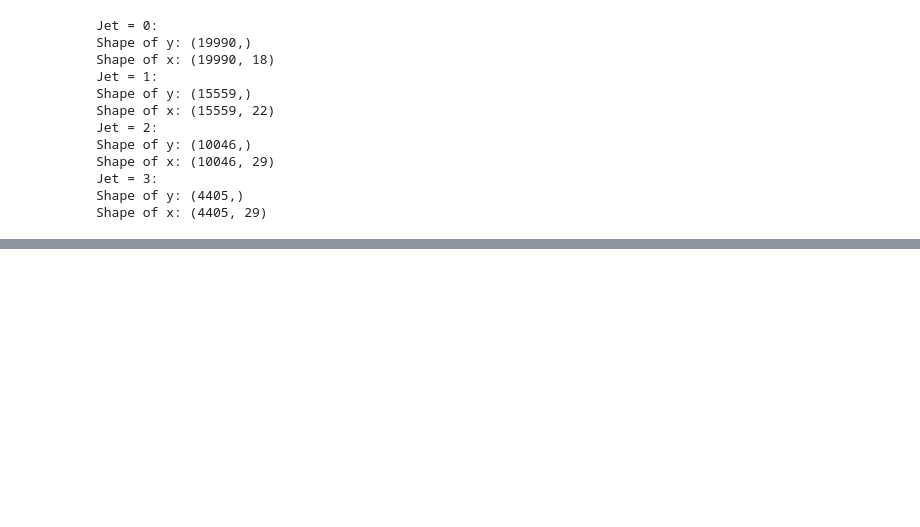
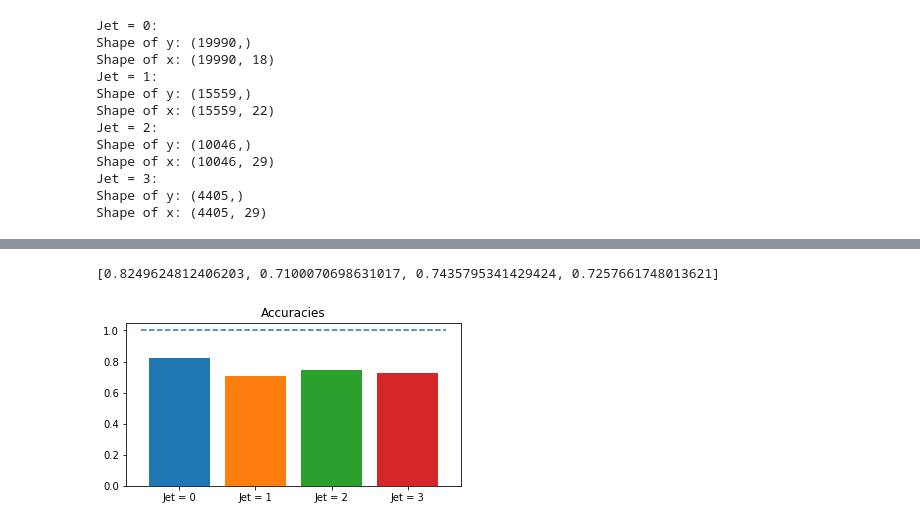
Before and after one commit to Quentin18/higgs-boson-challenge, a Jupyter notebook: scripts/main.ipynb, the cells around one changed output, grey strips where cells are left out. Saved outputs shown, nothing was run; the diff lists cells and outputs as text; code cells hidden in the pictures; blank space fills up the shorter version.

```diff
--- a/scripts/main.ipynb
+++ b/scripts/main.ipynb
@@ -210,3 +222,10 @@ Accuracy score: 0.72
+# %%
+# Plot accuracies
+print(accuracies)
+plot_accuracies(accuracies)
+# %% [output]
+[0.8249624812406203, 0.7100070698631017, 0.7435795341429424, 0.7257661748013621]
+[figure, added]
 # %%
 # Concatenate results
 y_te = np.concatenate(y_te_by_jet)
```
Also changed, not shown: parts of 11 cells of this notebook.
